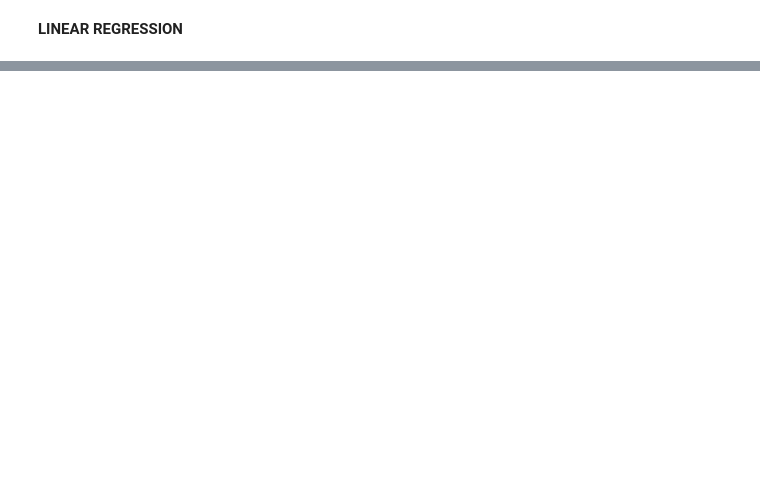
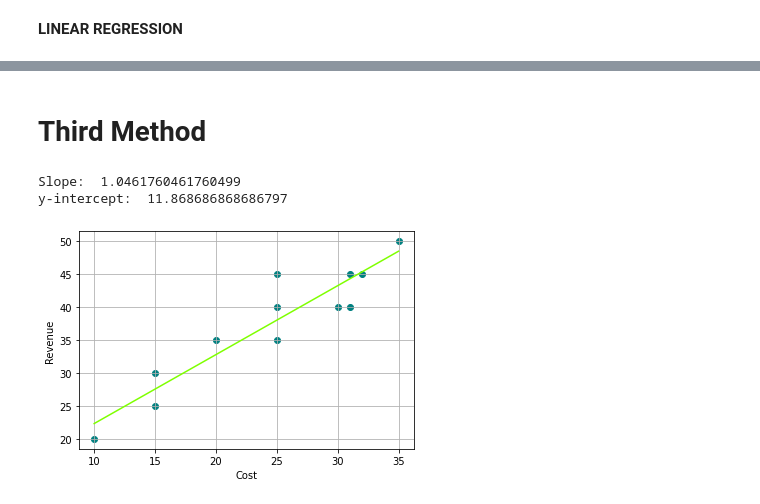
Before and after one commit to TiffanyHizon/Linear_Algebra_58051, a Jupyter notebook: Final Exam/LinAlg_58051_Hizon_Final_Exam.ipynb, the cells around one changed output, grey strips where cells are left out. Saved outputs shown, nothing was run; the diff lists cells and outputs as text; code cells hidden in the pictures; blank space fills up the shorter version.

```diff
--- a/Final Exam/LinAlg_58051_Hizon_Final_Exam.ipynb
+++ b/Final Exam/LinAlg_58051_Hizon_Final_Exam.ipynb
@@ -31,0 +93,27 @@ plt.show()
+# %% [markdown]
+# **Third Method**
+# %%
+a = np.vstack([cost, np.ones(len(cost))]).T
+ans = np.dot(np.linalg.inv(np.dot(a.T, a)), np.dot(a.T, revenue))
+
+print("Slope: ", ans[0])
+print("y-intercept: ", ans[1])
+# %% [output]
+Slope:  1.0461760461760499
+y-intercept:  11.868686868686797
+# %%
+plt.xlabel("Cost")
+plt.ylabel("Revenue")
+
+max = np.max(cost)
+min = np.min(cost)
+
+nCost = np.linspace(min, max)
+nRev = intercept + slope * nCost
+
+plt.scatter(cost, revenue, color="teal")
+plt.plot(nCost, nRev, color="chartreuse")
+plt.grid()
+plt.show()
+# %% [output]
+[figure, added]
```
Also changed, not shown: parts of 11 cells of this notebook.
